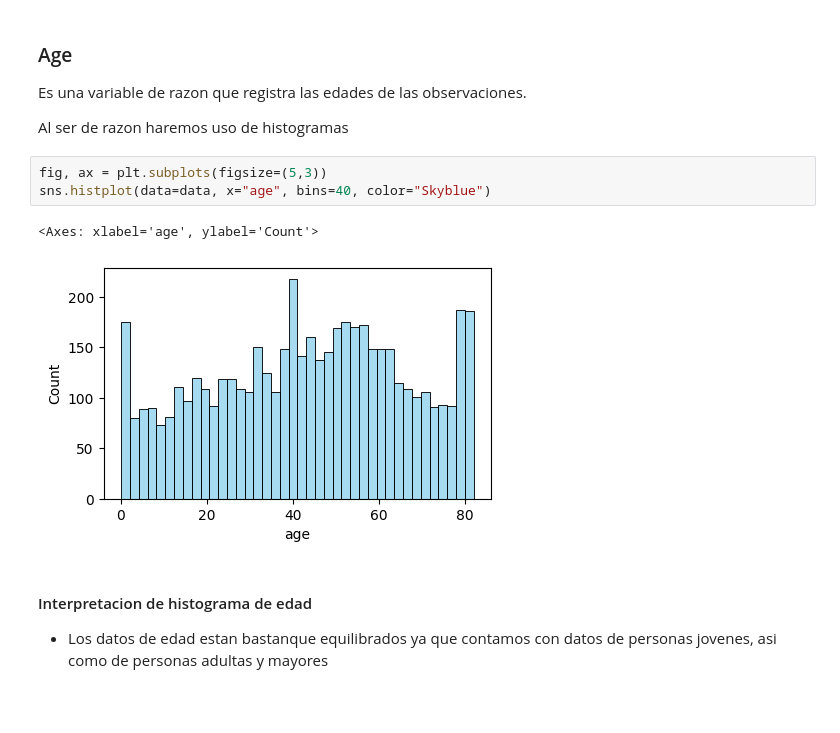
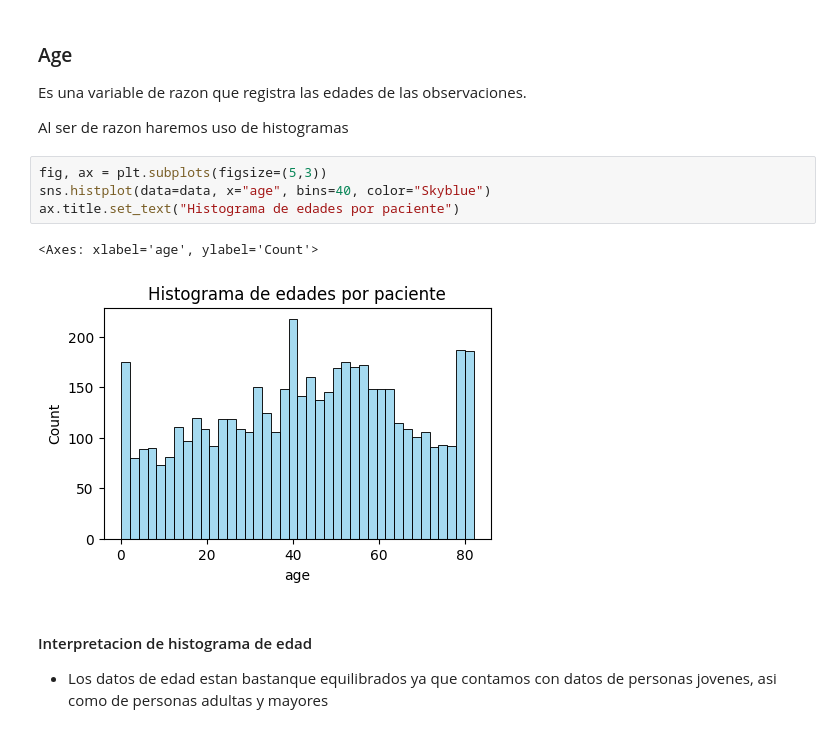
Before and after one commit to SamQuintero/PAD, a Jupyter notebook: analisis.ipynb, the cells around one changed output. Saved outputs shown, nothing was run; the diff lists cells and outputs as text; blank space fills up the shorter version.

Commit message:
Titulo de histograma de edad

```diff
--- a/analisis.ipynb
+++ b/analisis.ipynb
@@ -447,9 +447,10 @@ Al ser de razon haremos uso de histogramas
 # %%
 fig, ax = plt.subplots(figsize=(5,3))
 sns.histplot(data=data, x="age", bins=40, color="Skyblue")
+ax.title.set_text("Histograma de edades por paciente")
 # %% [output]
 <Axes: xlabel='age', ylabel='Count'>
-[figure, old version]
+[figure, new version]
 # %% [markdown]
 #### Interpretacion de histograma de edad
 - Los datos de edad estan bastanque equilibrados ya que contamos con datos de personas jovenes, asi como de personas adultas y mayores
```
Also changed, not shown: parts of 2 cells of this notebook.
